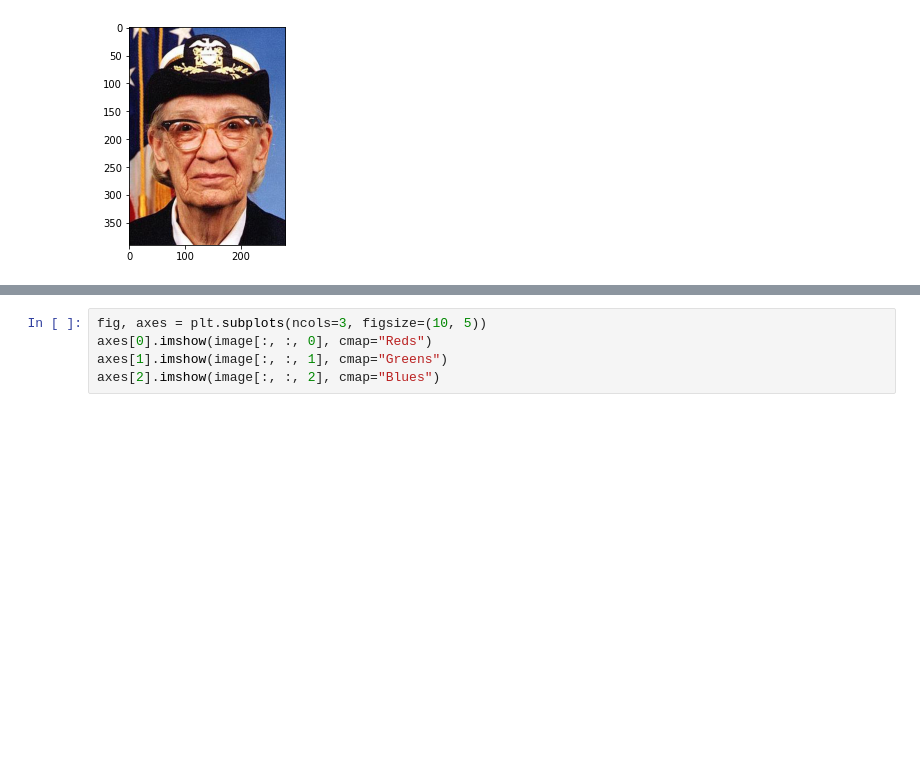
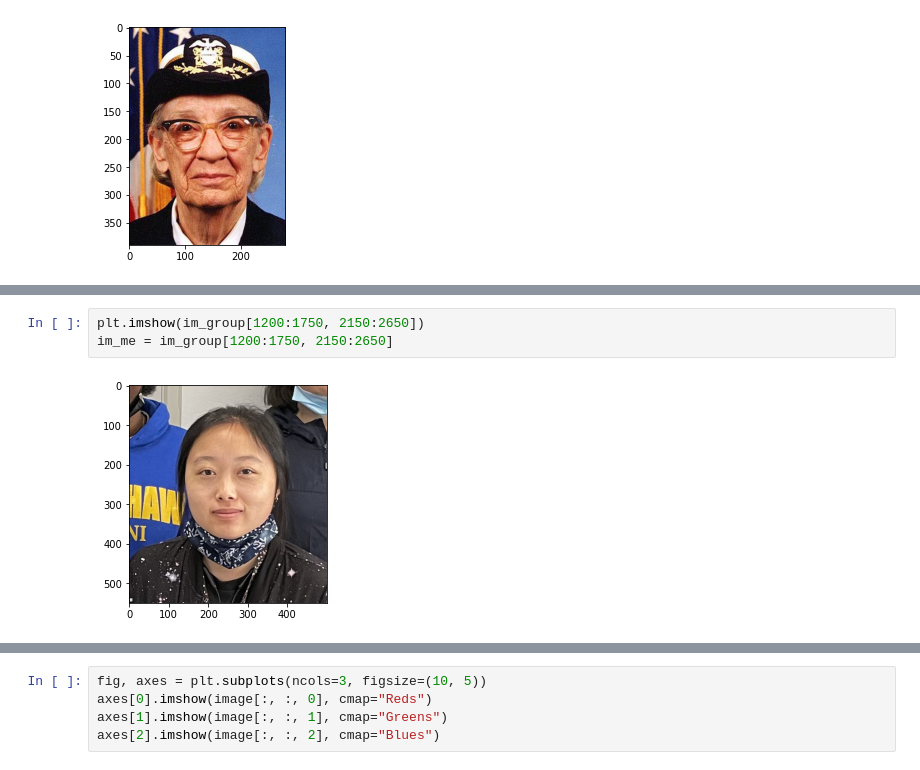
Before and after one commit to dli10/ANS198, a Jupyter notebook: ImageAnalysis/note1_python_libraries.ipynb, the cells around one changed output, grey strips where cells are left out. Drawn from its saved outputs; the diff is of its cells as text; blank space fills up the shorter version.

```diff
--- a/ImageAnalysis/note1_python_libraries.ipynb
+++ b/ImageAnalysis/note1_python_libraries.ipynb
@@ -203,0 +210,5 @@ plt.imshow(image[10:400, 120:400])
+# %%
+plt.imshow(im_group[1200:1750, 2150:2650])
+im_me = im_group[1200:1750, 2150:2650]
+# %% [output]
+[figure, added]
```
Also changed, not shown: parts of 2 cells of this notebook.
